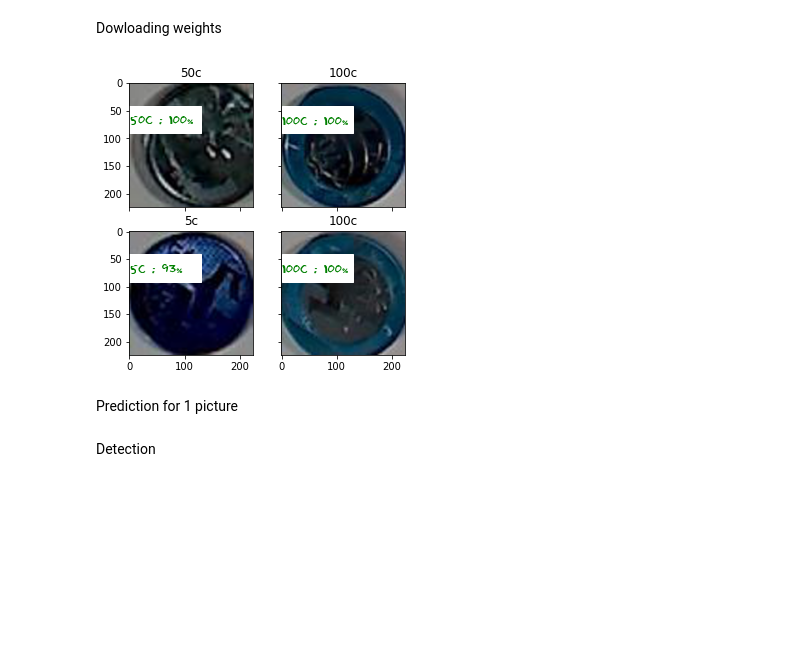
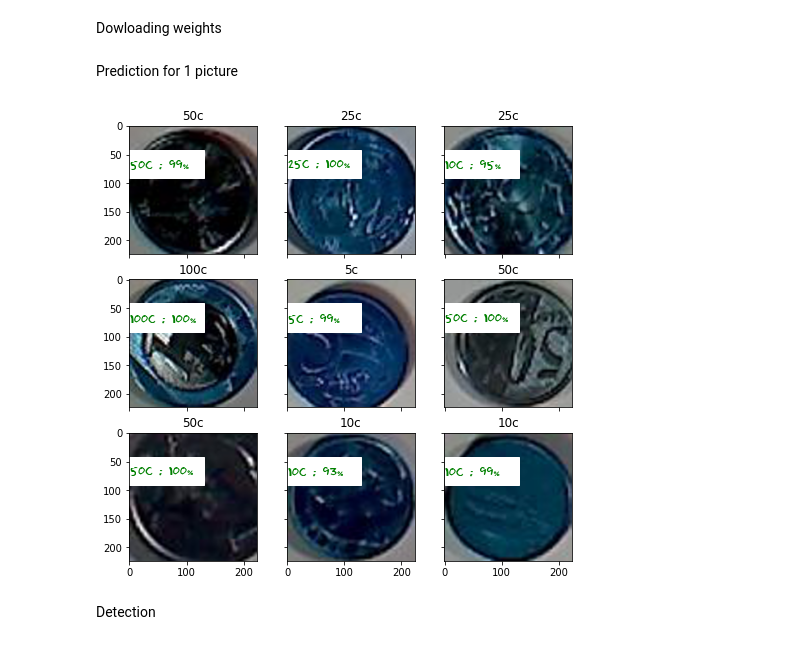
Before and after one commit to KostenokLisa/Coin_project, a Jupyter notebook: coins_detection.ipynb, the cells around one changed output. Cells and saved outputs as stored; diff of their text form; code cells hidden in the pictures; blank space fills up the shorter version.

```diff
--- a/coins_detection.ipynb
+++ b/coins_detection.ipynb
@@ -407,9 +389,7 @@ torch.save(my_cnn_1, Path)
 # %% [markdown]
 Dowloading weights
 # %%
-Path = ("brazilian_model.pt")
+Path = ("good_model.pt")
-# %%
-Path = ("my_model.pt")
 # %%
 model = torch.load(Path)
 model.eval()
@@ -431,6 +411,8 @@ plt.legend(loc='best')
 plt.xlabel("epochs")
 plt.ylabel("accuracy")
 plt.show()
+# %% [markdown]
+Prediction for 1 picture
 # %%
 def predict_one_sample(model, inputs, device=DEVICE):
 # precision for 1 picture
@@ -446,35 +428,33 @@ label_encoder = pickle.load(open("label_encoder.pkl", 'rb'))
 import matplotlib.patches as patches
 from matplotlib.font_manager import FontProperties
 
-fig, ax = plt.subplots(nrows=2, ncols=2,figsize=(5, 5),
+fig, ax = plt.subplots(nrows=3, ncols=3,figsize=(8, 8),
                         sharey=True, sharex=True)
 for fig_x in ax.flatten():
     random_characters = int(np.random.uniform(0,500))
     im_val, label = val_dataset[random_characters]
     img_label = " ".join(map(lambda x: x.capitalize(),\
                 val_dataset.label_encoder.inverse_transform([label])[0].split('_')))
 
 
 
     imshow(im_val.data.cpu(), \
           title=img_label,plt_ax=fig_x)
 
     actual_text = "Actual : {}".format(img_label)
 
     fig_x.add_patch(patches.Rectangle((0, 41),130,50,color='white'))
     font0 = FontProperties()
     font = font0.copy()
     font.set_family("fantasy")
     prob_pred = predict_one_sample(my_cnn_1, im_val.unsqueeze(0))
     predicted_proba = np.max(prob_pred)*100
     y_pred = np.argmax(prob_pred)
 
     predicted_label = label_encoder.classes_[y_pred]
     predicted_text = "{} : {:.0f}%".format(predicted_label,predicted_proba)
 
     fig_x.text(1, 59, predicted_text , horizontalalignment='left', fontproperties=font,
                     verticalalignment='top',fontsize=13, color='green',fontweight='bold')
 # %% [output]
-[figure, old version]
+[figure, new version]
-# %% [markdown]
-Prediction for 1 picture
```
Also changed, not shown: parts of 19 cells of this notebook.
